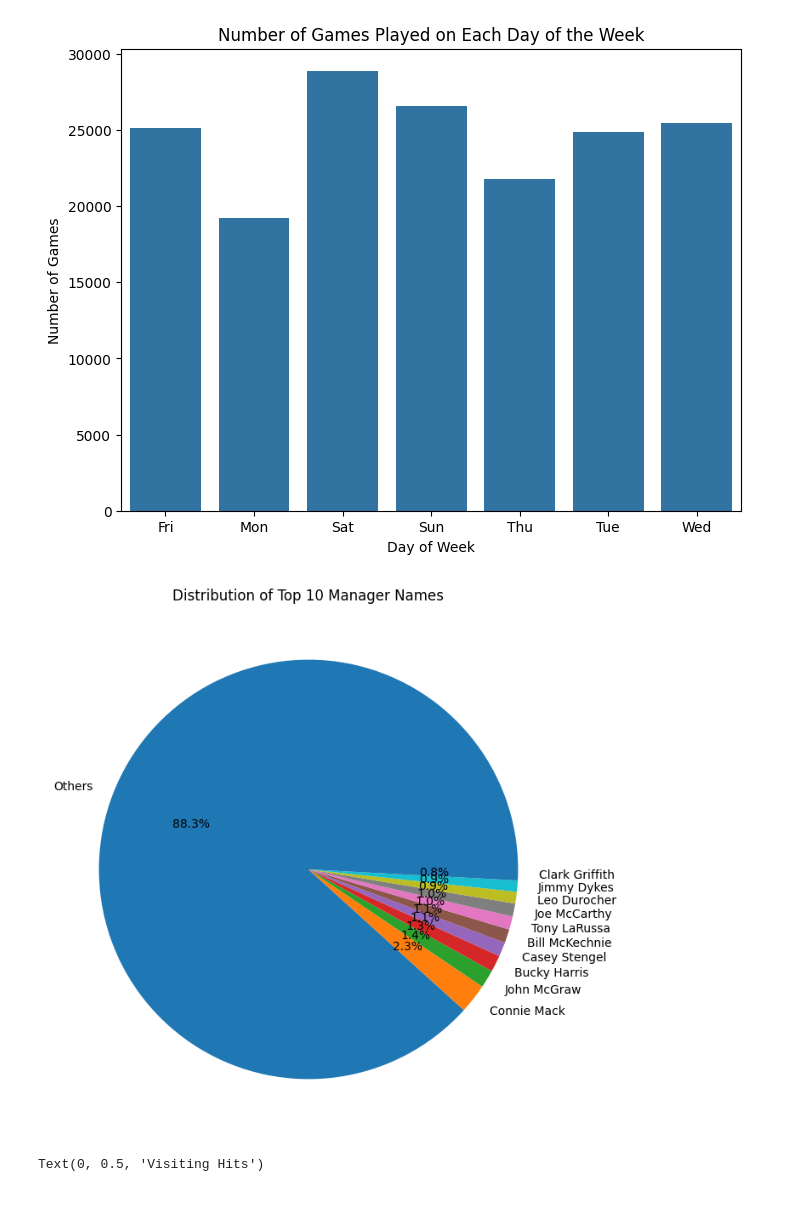
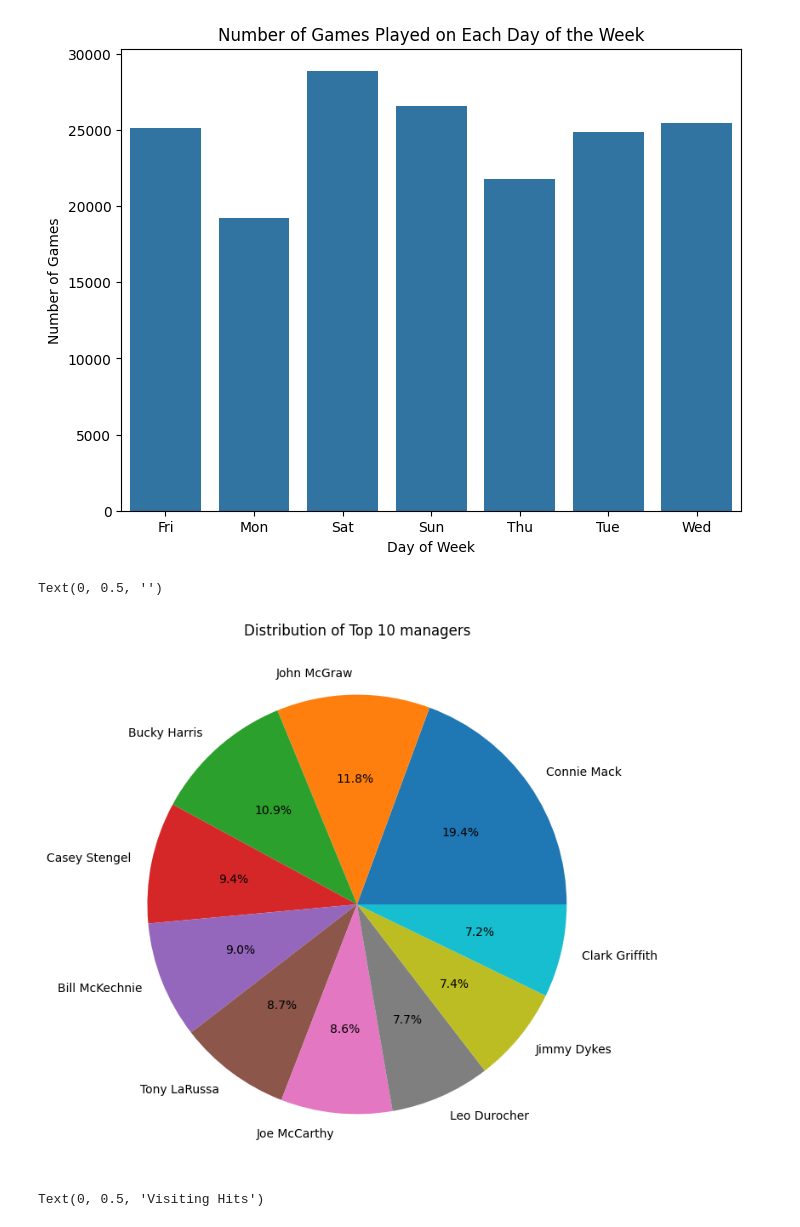
Before and after one commit to EvgeniyPukanovich/Data_Engineering, a Jupyter notebook: lab6/1/1.ipynb, the cells around one changed output. Saved outputs shown, nothing was run; the diff lists cells and outputs as text; code cells hidden in the pictures.

Commit message:
new plots

```diff
--- a/lab6/1/1.ipynb
+++ b/lab6/1/1.ipynb
@@ -109,18 +95,15 @@ plt.ylabel('Number of Games')
 Text(0, 0.5, 'Number of Games')
 [figure]
 # %%
-top_managers = df['v_manager_name'].value_counts().nlargest(10).index
-df['v_manager_name_top'] = df['v_manager_name'].apply(lambda x: x if x in top_managers else 'Others')
+top_managers = df['v_manager_name'].value_counts().nlargest(10)
 
 plt.figure(figsize=(8, 8))
-df['v_manager_name_top'].value_counts().plot.pie(autopct='%1.1f%%')
-plt.title('Distribution of Top 10 Manager Names')
+df['v_manager_name'].value_counts().nlargest(10).plot.pie(autopct='%1.1f%%')
+plt.title('Distribution of Top 10 managers')
 plt.ylabel('')
-plt.show()
-
-df.drop('v_manager_name_top', axis=1, inplace=True)
 # %% [output]
+Text(0, 0.5, '')
-[figure, old version]
+[figure, new version]
 # %%
 plt.figure(figsize=(10, 6))
 sns.scatterplot(x='h_hits', y='v_hits', data=df)
```
Also changed, not shown: parts of 3 cells of this notebook, 2 other files.
